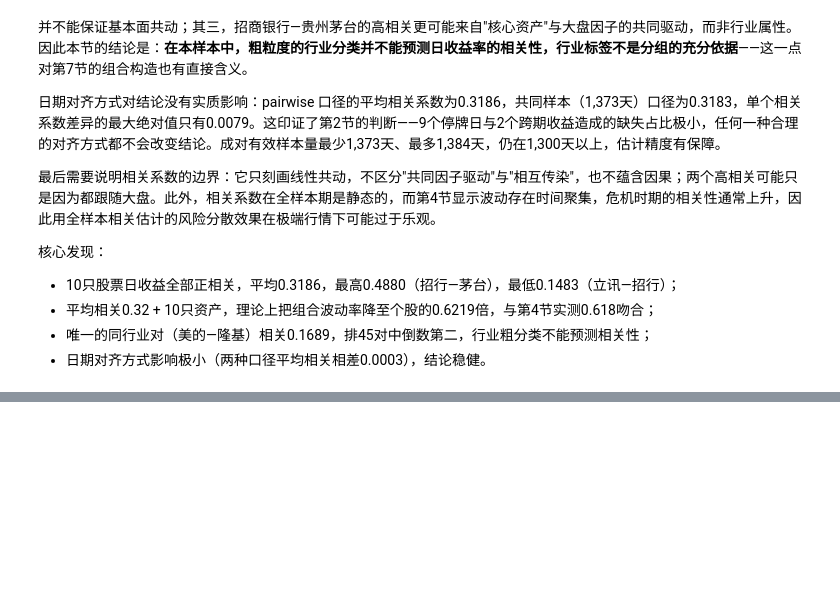
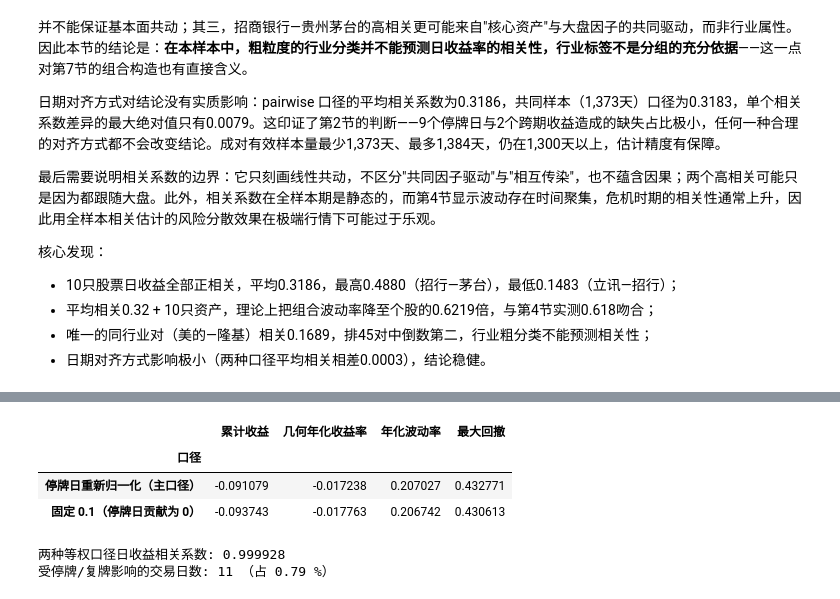
Before and after one commit to Jaremy112/fineco-homework, a Jupyter notebook: hw02-1/hw02-1.ipynb, the cells around one changed output, grey strips where cells are left out. Drawn from its saved outputs; the diff is of its cells as text; code cells hidden in the pictures; blank space fills up the shorter version.

```diff
--- a/hw02-1/hw02-1.ipynb
+++ b/hw02-1/hw02-1.ipynb
@@ -1483,0 +1268,28 @@ AKShare 版本: 1.18.39
+# %%
+# 等权口径敏感性：固定 0.1（停牌日贡献为 0） vs 停牌日重新归一化（主口径）
+# 作业展示的等权公式为 Σ 0.1·r_i；主口径在停牌/复牌日把该股排除后重新归一化，
+# 固定 0.1 口径则始终给 10 只股票各 0.1，停牌日该股当日贡献按 0 计（持仓价值不变）。
+r_ew_fixed = (0.1 * R.fillna(0)).sum(axis=1)
+nav_ew_fixed = (1 + r_ew_fixed).cumprod()
+dd_ew = nav_ew / nav_ew.cummax() - 1
+dd_fixed = nav_ew_fixed / nav_ew_fixed.cummax() - 1
+
+sens = pd.DataFrame({
+    "口径": ["停牌日重新归一化（主口径）", "固定 0.1（停牌日贡献为 0）"],
+    "累计收益": [nav_ew.iloc[-1] - 1, nav_ew_fixed.iloc[-1] - 1],
+    "几何年化收益率": [(1 + r_ew).prod() ** (252 / len(r_ew)) - 1,
+                     (1 + r_ew_fixed).prod() ** (252 / len(r_ew_fixed)) - 1],
+    "年化波动率": [r_ew.std() * np.sqrt(252), r_ew_fixed.std() * np.sqrt(252)],
+    "最大回撤": [-dd_ew.min(), -dd_fixed.min()],
+}).set_index("口径")
+display(sens.round(6))
+print("\n两种等权口径日收益相关系数:", round(float(np.corrcoef(r_ew, r_ew_fixed)[0, 1]), 6))
+print("受停牌/复牌影响的交易日数:", int((R.isna().any(axis=1)).sum()),
+      "（占", round((R.isna().any(axis=1)).mean() * 100, 2), "%）")
+# %% [output]
+|  | 累计收益 | 几何年化收益率 | 年化波动率 | 最大回撤 |
+| 口径 |  |  |  |  |
+| 停牌日重新归一化（主口径） | -0.091079 | -0.017238 | 0.207027 | 0.432771 |
+| 固定 0.1（停牌日贡献为 0） | -0.093743 | -0.017763 | 0.206742 | 0.430613 |
+两种等权口径日收益相关系数: 0.999928
+受停牌/复牌影响的交易日数: 11 （占 0.79 %）
```
Also changed, not shown: parts of 27 cells of this notebook, 10 other files.
